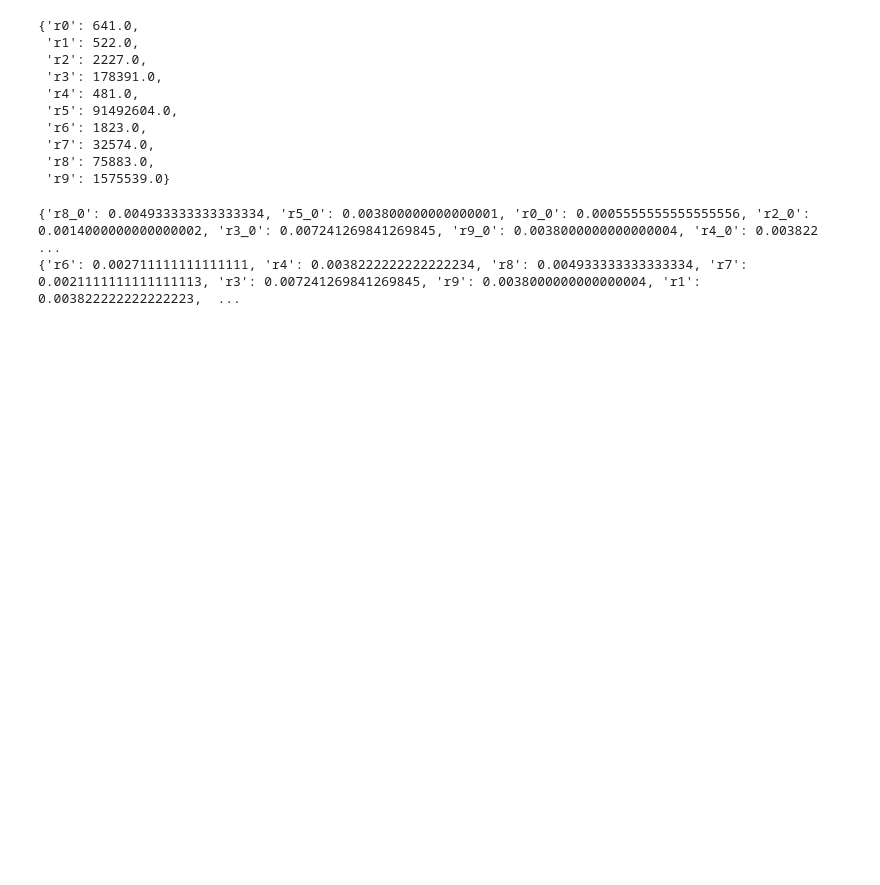
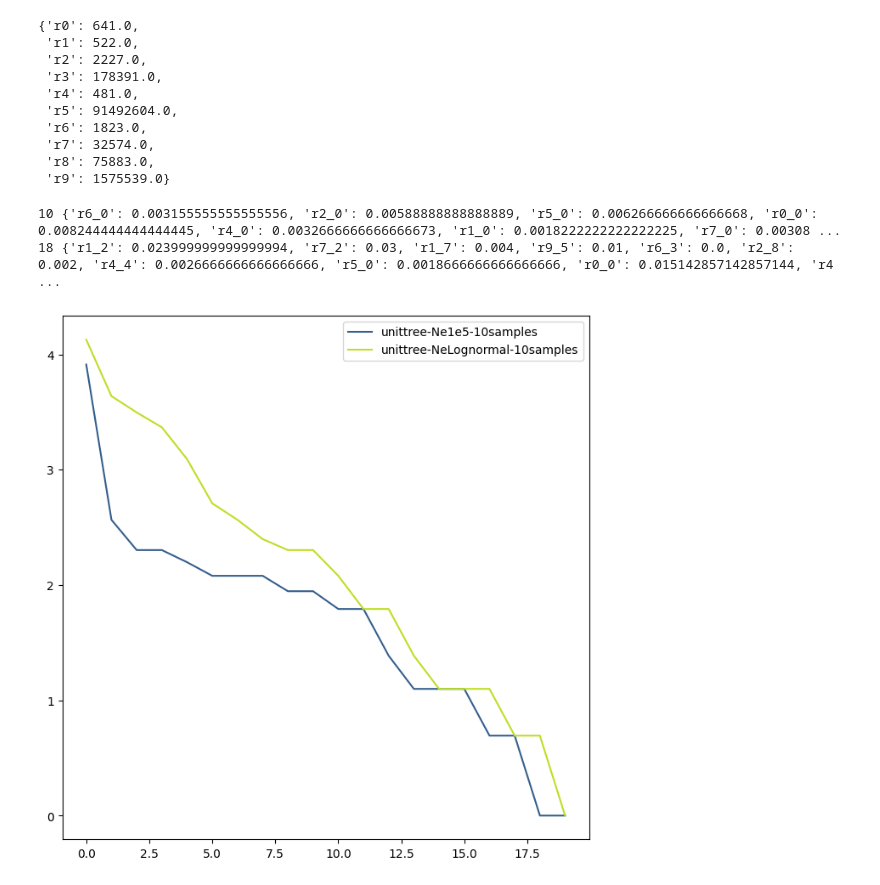
Before and after one commit to isaacovercast/IMEMEBA-BCI, a Jupyter notebook: jupyter-notebooks/IMEMEBA-Simulations.ipynb, the cells around one changed output. Drawn from its saved outputs; the diff is of its cells as text; code cells hidden in the pictures; blank space fills up the shorter version.

```diff
--- a/jupyter-notebooks/IMEMEBA-Simulations.ipynb
+++ b/jupyter-notebooks/IMEMEBA-Simulations.ipynb
@@ -349,8 +359,12 @@ BCI.plot_multi(bcis_cyp, plot_pis=False)
  'r8': 75883.0,
  'r9': 1575539.0}
 # %%
-print(bci.pis)
-print(bci.sim_pis)
+print(len(bci.pis), bci.pis)
+print(len(bci2.pis), bci2.pis)
 # %% [output]
-{'r8_0': 0.004933333333333334, 'r5_0': 0.003800000000000001, 'r0_0': 0.0005555555555555556, 'r2_0': 0.0014000000000000002, 'r3_0': 0.007241269841269845, 'r9_0': 0.0038000000000000004, 'r4_0': 0.003822 ...
-{'r6': 0.002711111111111111, 'r4': 0.0038222222222222234, 'r8': 0.004933333333333334, 'r7': 0.0021111111111111113, 'r3': 0.007241269841269845, 'r9': 0.0038000000000000004, 'r1': 0.003822222222222223,  ...
+10 {'r6_0': 0.003155555555555556, 'r2_0': 0.00588888888888889, 'r5_0': 0.006266666666666668, 'r0_0': 0.008244444444444445, 'r4_0': 0.0032666666666666673, 'r1_0': 0.0018222222222222225, 'r7_0': 0.00308 ...
+18 {'r1_2': 0.023999999999999994, 'r7_2': 0.03, 'r1_7': 0.004, 'r9_5': 0.01, 'r6_3': 0.0, 'r2_8': 0.002, 'r4_4': 0.0026666666666666666, 'r5_0': 0.0018666666666666666, 'r0_0': 0.015142857142857144, 'r4 ...
+# %%
+fix, ax = BCI.plot_multi([bci, bci2], log=True, normalize=False, cmap="viridis")
+# %% [output]
+[figure, added]
```
Also changed, not shown: parts of 22 cells of this notebook.
